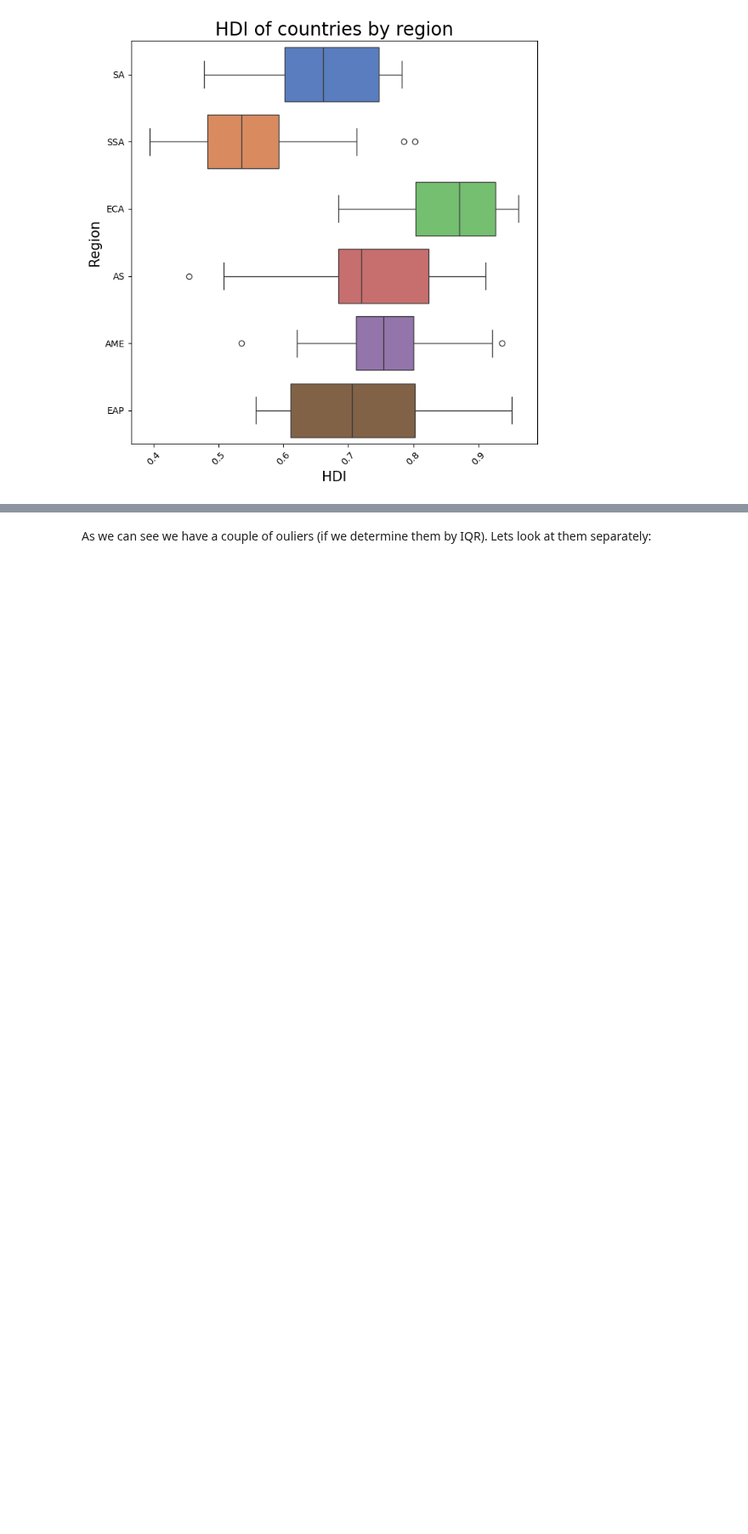
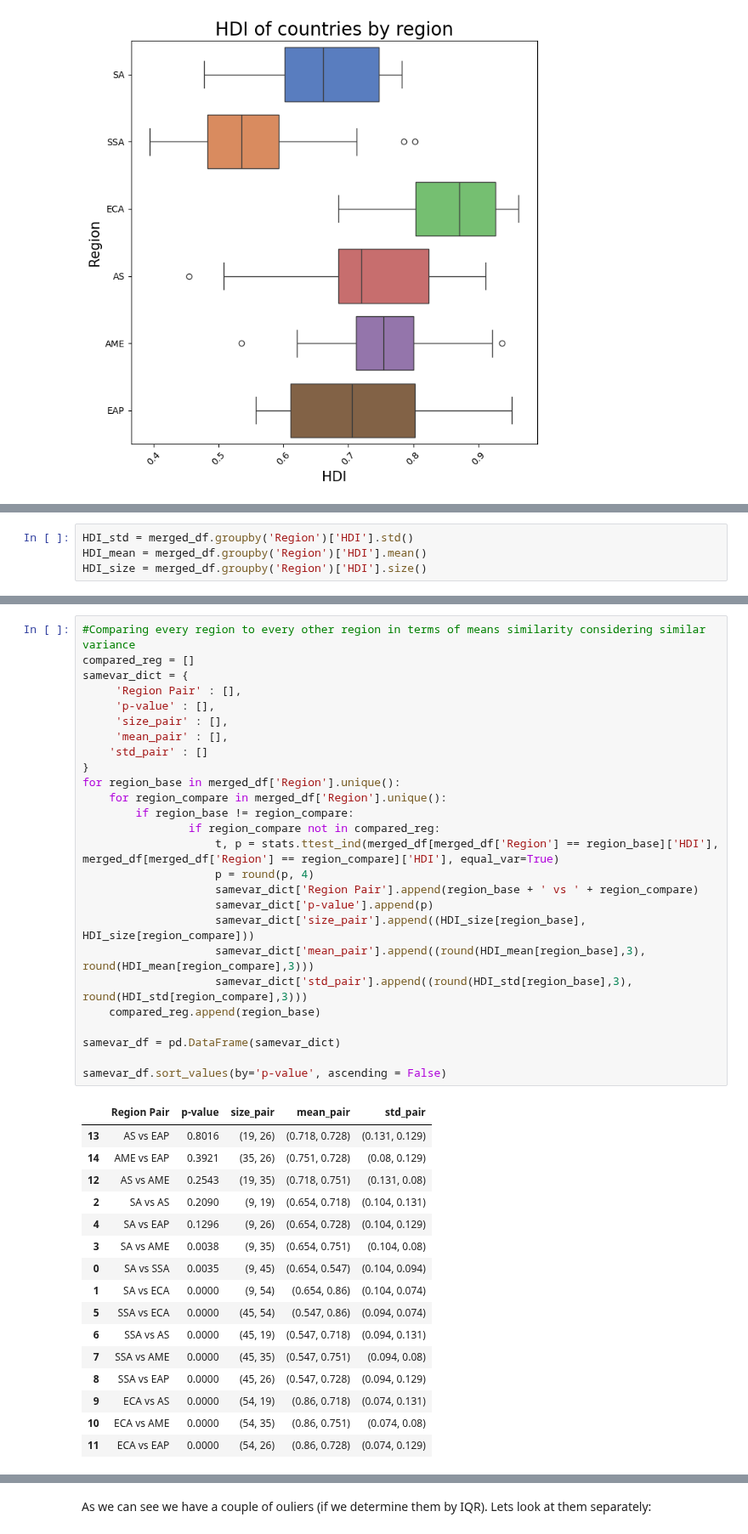
Before and after one commit to jakthehut/HDI-IQ-Analysis, a Jupyter notebook: hdi_iq_analysis_final.ipynb, the cells around one changed output, grey strips where cells are left out. Shown at 85% size. Drawn from its saved outputs; the diff is of its cells as text; blank space fills up the shorter version.

```diff
--- a/hdi_iq_analysis_final.ipynb
+++ b/hdi_iq_analysis_final.ipynb
@@ -681,0 +671,4 @@ EAP and AME are not significantly different with p-value 0.3920599362152216
+# %%
+HDI_std = merged_df.groupby('Region')['HDI'].std()
+HDI_mean = merged_df.groupby('Region')['HDI'].mean()
+HDI_size = merged_df.groupby('Region')['HDI'].size()
@@ -681,0 +697,43 @@ EAP and AME are not significantly different with p-value 0.3920599362152216
+# %%
+#Comparing every region to every other region in terms of means similarity considering similar variance
+compared_reg = []
+samevar_dict = {
+     'Region Pair' : [],
+     'p-value' : [],
+     'size_pair' : [],
+     'mean_pair' : [],
+    'std_pair' : []
+}
+for region_base in merged_df['Region'].unique():
+    for region_compare in merged_df['Region'].unique():
+        if region_base != region_compare:
+                if region_compare not in compared_reg:
+                    t, p = stats.ttest_ind(merged_df[merged_df['Region'] == region_base]['HDI'], merged_df[merged_df['Region'] == region_compare]['HDI'], equal_var=True)
+                    p = round(p, 4)
+                    samevar_dict['Region Pair'].append(region_base + ' vs ' + region_compare)
+                    samevar_dict['p-value'].append(p)
+                    samevar_dict['size_pair'].append((HDI_size[region_base], HDI_size[region_compare]))
+                    samevar_dict['mean_pair'].append((round(HDI_mean[region_base],3), round(HDI_mean[region_compare],3)))
+                    samevar_dict['std_pair'].append((round(HDI_std[region_base],3), round(HDI_std[region_compare],3)))
+    compared_reg.append(region_base)
+
+samevar_df = pd.DataFrame(samevar_dict)
+
+samevar_df.sort_values(by='p-value', ascending = False)
+# %% [output]
+|  | Region Pair | p-value | size_pair | mean_pair | std_pair |
+| 13 | AS vs EAP | 0.8016 | (19, 26) | (0.718, 0.728) | (0.131, 0.129) |
+| 14 | AME vs EAP | 0.3921 | (35, 26) | (0.751, 0.728) | (0.08, 0.129) |
+| 12 | AS vs AME | 0.2543 | (19, 35) | (0.718, 0.751) | (0.131, 0.08) |
+| 2 | SA vs AS | 0.2090 | (9, 19) | (0.654, 0.718) | (0.104, 0.131) |
+| 4 | SA vs EAP | 0.1296 | (9, 26) | (0.654, 0.728) | (0.104, 0.129) |
+| 3 | SA vs AME | 0.0038 | (9, 35) | (0.654, 0.751) | (0.104, 0.08) |
+| 0 | SA vs SSA | 0.0035 | (9, 45) | (0.654, 0.547) | (0.104, 0.094) |
+| 1 | SA vs ECA | 0.0000 | (9, 54) | (0.654, 0.86) | (0.104, 0.074) |
+| 5 | SSA vs ECA | 0.0000 | (45, 54) | (0.547, 0.86) | (0.094, 0.074) |
+| 6 | SSA vs AS | 0.0000 | (45, 19) | (0.547, 0.718) | (0.094, 0.131) |
+| 7 | SSA vs AME | 0.0000 | (45, 35) | (0.547, 0.751) | (0.094, 0.08) |
+| 8 | SSA vs EAP | 0.0000 | (45, 26) | (0.547, 0.728) | (0.094, 0.129) |
+| 9 | ECA vs AS | 0.0000 | (54, 19) | (0.86, 0.718) | (0.074, 0.131) |
+| 10 | ECA vs AME | 0.0000 | (54, 35) | (0.86, 0.751) | (0.074, 0.08) |
+| 11 | ECA vs EAP | 0.0000 | (54, 26) | (0.86, 0.728) | (0.074, 0.129) |
```
Also changed, not shown: parts of 12 cells of this notebook.
